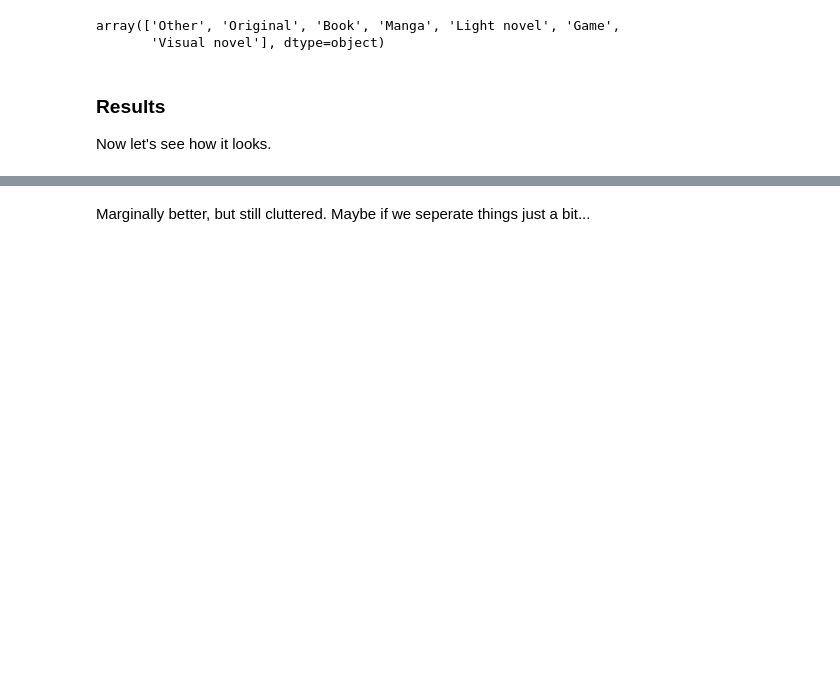
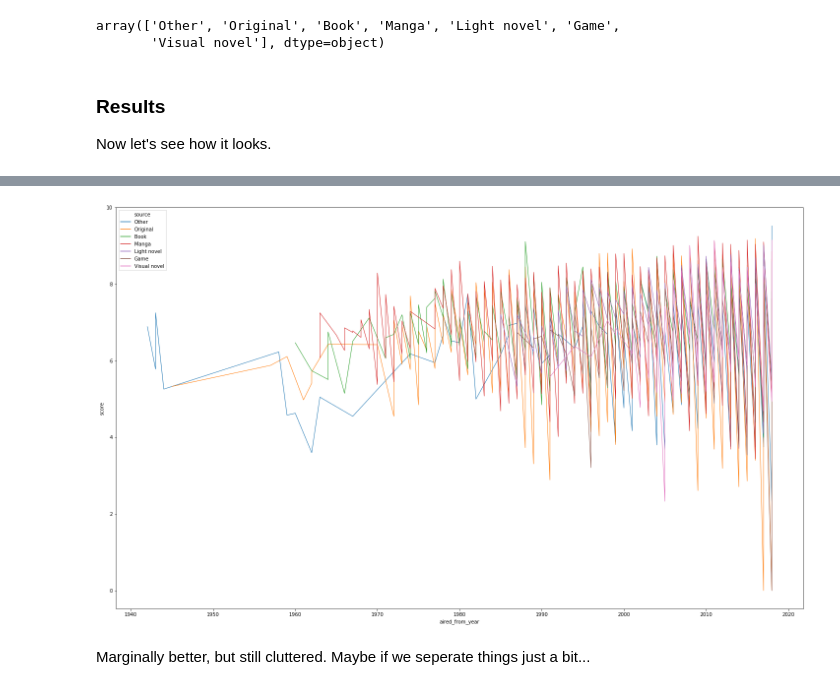
Before and after one commit to pomfy113/DataSci1.1-Work, a Jupyter notebook: Anime Project/AnimeData.ipynb, the cells around one changed output, grey strips where cells are left out. Drawn from its saved outputs; the diff is of its cells as text; code cells hidden in the pictures; blank space fills up the shorter version.

```diff
--- a/Anime Project/AnimeData.ipynb
+++ b/Anime Project/AnimeData.ipynb
@@ -80,3 +89,8 @@ ax = sns.lineplot(x="aired_from_year", y="score", hue="source", data=df)
+# %%
+plt.figure(figsize=(25,15))
+ax = sns.lineplot(x="aired_from_year", y="score", hue="source", data=df, estimator=None, lw=1)
+# %% [output]
+[figure, added]
 # %% [markdown]
 Marginally better, but still cluttered. Maybe if we seperate things just a bit...
 # %% [markdown]
```
Also changed, not shown: parts of 5 cells of this notebook.
